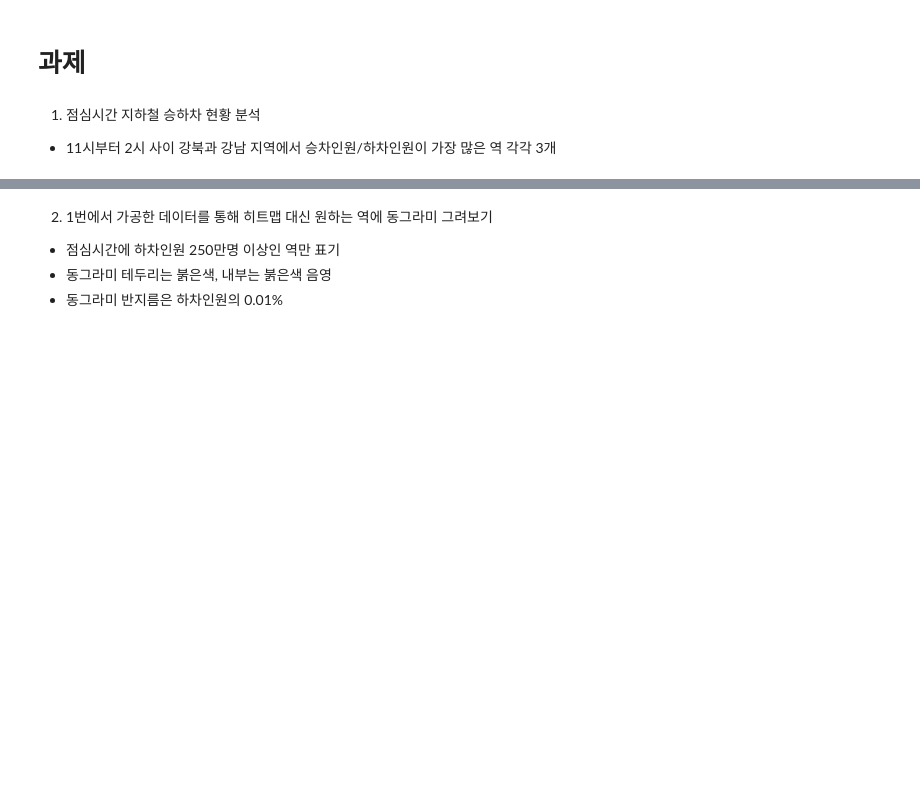
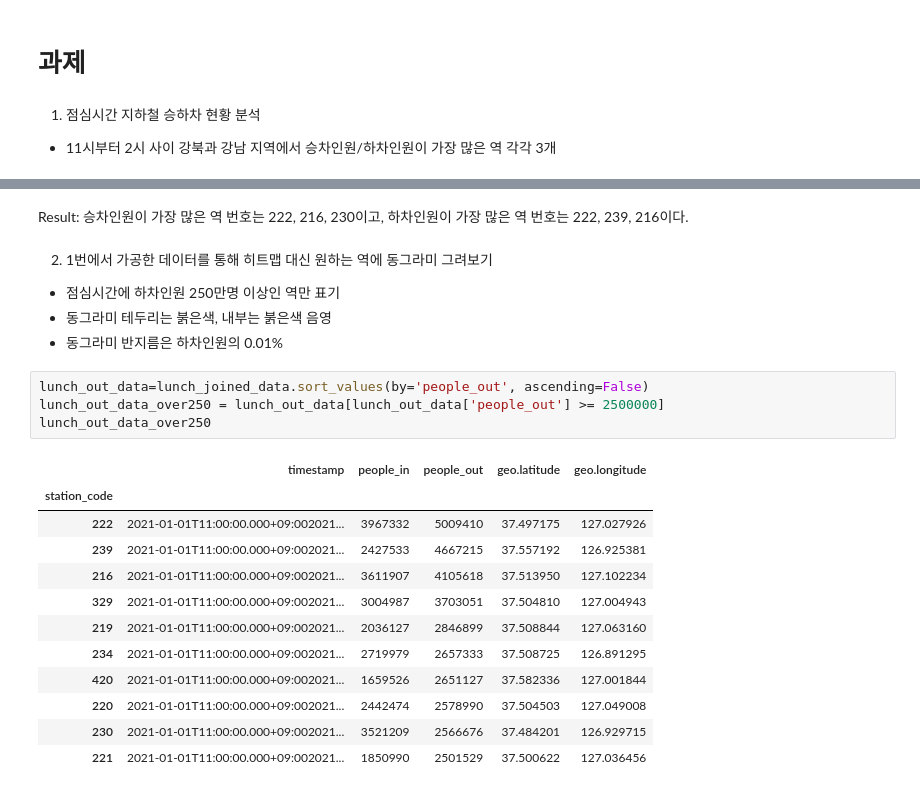
Before and after one commit to sojoyfulyouth/Pandas_DataAnalysis, a Jupyter notebook: Subway_Project/Subway_Project.ipynb, the cells around one changed output, grey strips where cells are left out. Cells and saved outputs as stored; diff of their text form; blank space fills up the shorter version.

```diff
--- a/Subway_Project/Subway_Project.ipynb
+++ b/Subway_Project/Subway_Project.ipynb
@@ -206,5 +456,24 @@ lunch_data
+# %% [markdown]
+Result: 승차인원이 가장 많은 역 번호는 222, 216, 230이고, 하차인원이 가장 많은 역 번호는 222, 239, 216이다.
 # %% [markdown]
 2. 1번에서 가공한 데이터를 통해 히트맵 대신 원하는 역에 동그라미 그려보기
 - 점심시간에 하차인원 250만명 이상인 역만 표기
 - 동그라미 테두리는 붉은색, 내부는 붉은색 음영
 - 동그라미 반지름은 하차인원의 0.01%
+# %%
+lunch_out_data=lunch_joined_data.sort_values(by='people_out', ascending=False)
+lunch_out_data_over250 = lunch_out_data[lunch_out_data['people_out'] >= 2500000]
+lunch_out_data_over250
+# %% [output]
+|  | timestamp | people_in | people_out | geo.latitude | geo.longitude |
+| station_code |  |  |  |  |  |
+| 222 | 2021-01-01T11:00:00.000+09:002021... | 3967332 | 5009410 | 37.497175 | 127.027926 |
+| 239 | 2021-01-01T11:00:00.000+09:002021... | 2427533 | 4667215 | 37.557192 | 126.925381 |
+| 216 | 2021-01-01T11:00:00.000+09:002021... | 3611907 | 4105618 | 37.513950 | 127.102234 |
+| 329 | 2021-01-01T11:00:00.000+09:002021... | 3004987 | 3703051 | 37.504810 | 127.004943 |
+| 219 | 2021-01-01T11:00:00.000+09:002021... | 2036127 | 2846899 | 37.508844 | 127.063160 |
+| 234 | 2021-01-01T11:00:00.000+09:002021... | 2719979 | 2657333 | 37.508725 | 126.891295 |
+| 420 | 2021-01-01T11:00:00.000+09:002021... | 1659526 | 2651127 | 37.582336 | 127.001844 |
+| 220 | 2021-01-01T11:00:00.000+09:002021... | 2442474 | 2578990 | 37.504503 | 127.049008 |
+| 230 | 2021-01-01T11:00:00.000+09:002021... | 3521209 | 2566676 | 37.484201 | 126.929715 |
+| 221 | 2021-01-01T11:00:00.000+09:002021... | 1850990 | 2501529 | 37.500622 | 127.036456 |
```
Also changed, not shown: parts of 29 cells of this notebook.
